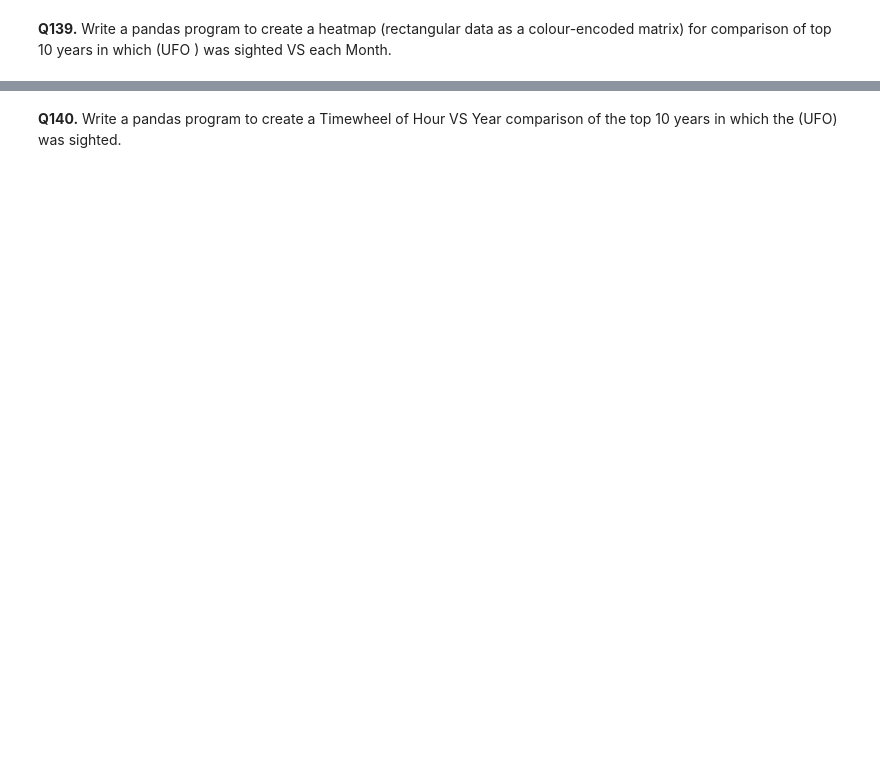
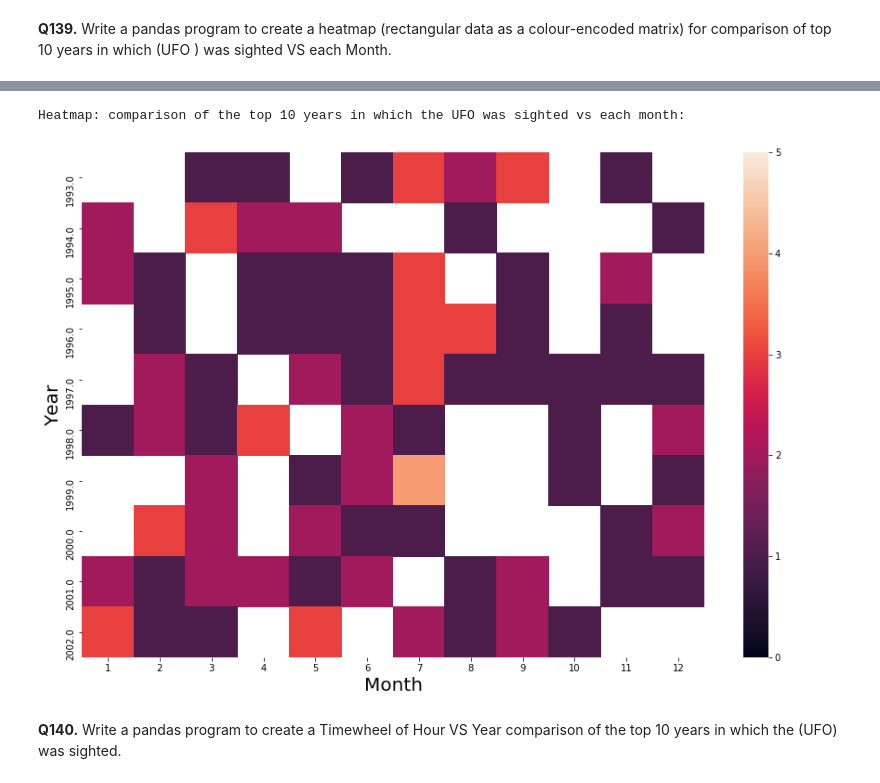
Before and after one commit to rkasana/iNeuronAssign, a Jupyter notebook: SubjectiveAssignment1.ipynb, the cells around one changed output, grey strips where cells are left out. Saved outputs shown, nothing was run; the diff lists cells and outputs as text; code cells hidden in the pictures; blank space fills up the shorter version.

```diff
--- a/SubjectiveAssignment1.ipynb
+++ b/SubjectiveAssignment1.ipynb
@@ -1754,2 +3309,5 @@ plt.show()
 # %% [markdown]
 **Q139.** Write a pandas program to create a heatmap (rectangular data as a colour-encoded matrix) for comparison of top 10 years in which (UFO ) was sighted VS each Month.
+# %%
+most_sight_year = ufoDataFrame['Date_time'].dt.year.value_counts().head(10)
+most_sight_year
@@ -1755,0 +3326,8 @@ plt.show()
+# %%
+# find the index of months with most sighted years
+def is_top_years(years):
+    if years in most_sight_year.index:
+        return years
+# %%
+month_vs_year = ufoDataFrame.pivot_table(columns=ufoDataFrame['Date_time'].dt.month,index=ufoDataFrame['Date_time'].dt.year.apply(is_top_years),
+                               aggfunc='count',values='city')
@@ -1756,2 +3349,13 @@ plt.show()
+# %%
+month_vs_year.columns = month_vs_year.columns.astype(int)
+# %%
+print("\nHeatmap: comparison of the top 10 years in which the UFO was sighted vs each month:")
+plt.figure(figsize=(15,10))
+ax = sns.heatmap(month_vs_year, vmin=0, vmax=5)
+ax.set_xlabel('Month').set_size(20)
+ax.set_ylabel('Year').set_size(20)
+# %% [output]
+Heatmap: comparison of the top 10 years in which the UFO was sighted vs each month:
+[figure, added]
 # %% [markdown]
 **Q140.** Write a pandas program to create a Timewheel of Hour VS Year comparison of the top 10 years in which the (UFO) was sighted.
```
Also changed, not shown: parts of 222 cells of this notebook.
